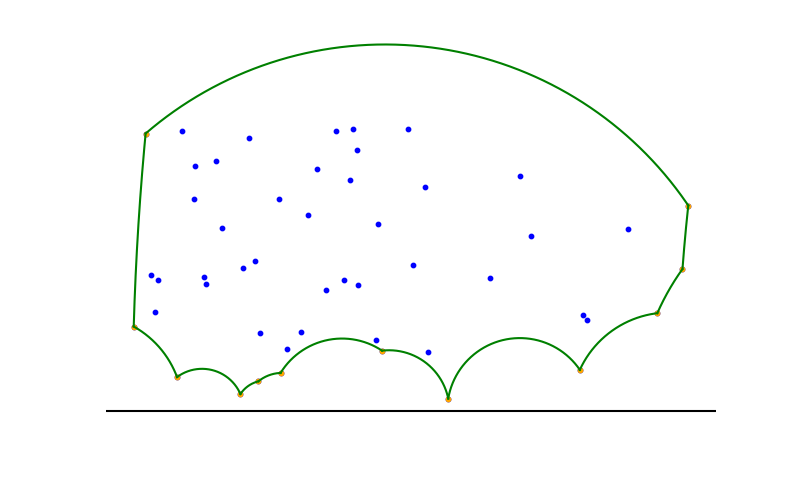
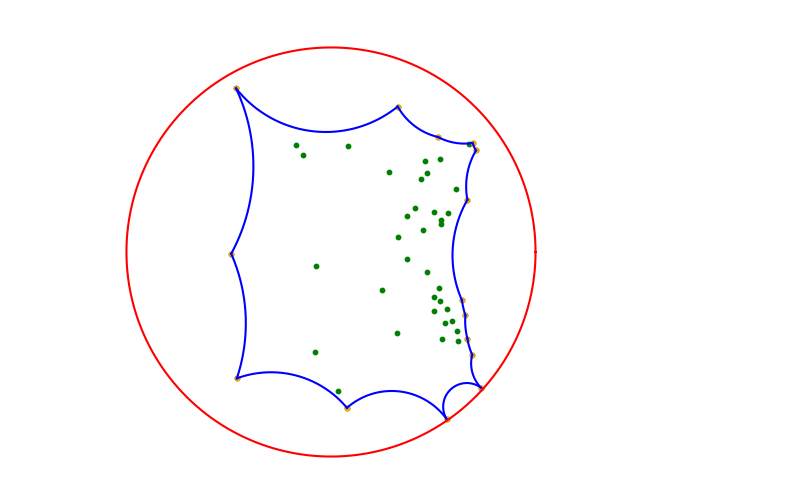
Before and after one commit to AlecTraas/computational-geo-lab, a Jupyter notebook: Colab/Kai/hyperbolic_convex_hull.ipynb, the cells around one changed output. Cells and saved outputs as stored; diff of their text form; code cells hidden in the pictures; blank space fills up the shorter version.

```diff
--- a/Colab/Kai/hyperbolic_convex_hull.ipynb
+++ b/Colab/Kai/hyperbolic_convex_hull.ipynb
@@ -5,0 +10,16 @@ import matplotlib.pyplot as plt
+# %%
+def poincare_geodesic_origin(a_comp, b_comp):
+    a, b = np.array([a_comp.real, a_comp.imag]), np.array([b_comp.real, b_comp.imag])
+
+    c = b / np.sum(b**2)
+
+    ab_mpt = (a + b) / 2
+    ab_pbs = (b[0]-a[0])/(a[1]-b[1])
+    ac_mpt = (a + c) / 2
+    ac_pbs = (c[0]-a[0])/(a[1]-c[1])
+
+    # just set the two perpendicular equal to one another and solve for x
+    o_x = (-ab_pbs*ab_mpt[0]+ab_mpt[1]-ac_mpt[1]+ac_pbs*ac_mpt[0])/(ac_pbs-ab_pbs)
+    o_y = ab_pbs*(o_x-ab_mpt[0])+ab_mpt[1]
+
+    return (o_x,o_y)
@@ -38,8 +82,9 @@ def angle(pa,pb,pc):
 def cayley(z):
   return (z-1j)/(z+1j)
 # %%
-n = 50
-points = np.random.uniform(-10, 10, n) + np.random.uniform(0, 10, n) * 1j
+num = 50
+span = 3
+points = np.random.uniform(-span, span, num) + np.random.uniform(0, span, num) * 1j
 points = sorted(points, key=lambda z: z.real)
 
 hull_pts = []
@@ -56,45 +101,54 @@ for k,p in enumerate(points):
   if a > max_a:
     max_i = k
     max_a = a
 next_pt = points[max_i]
 
 i = 0
 while next_pt not in hull_pts:
   max_a = 0
   max_i = -1
   for j,p in enumerate(points):
     a = angle(hull_pts[i],p,next_pt)
     if a > max_a:
       max_i = j
       max_a = a
   i += 1
   hull_pts.append(next_pt)
   next_pt = points[max_i]
 
 fig, ax = plt.subplots()
-ax.axhline(0, color='black')
 
-# plot upper half plane points
-plot_point(points,'b')
-plot_point(hull_pts,'orange')
+### plot upper half plane points ------
+# ax.axhline(0, color='black')
+
+# plot_point(points,'b')
+# plot_point(hull_pts,'orange')
+
+# for i in range(0,len(hull_pts)-1):
+#   plot_uhp_geodesic(hull_pts[i],hull_pts[i+1],'green')
+# plot_uhp_geodesic(hull_pts[0],hull_pts[len(hull_pts)-1],'green')
+### -----------------------------------
+
+### plot poincare disc points ---------
+for p in points:
+  plot_point(cayley(p),'g')
+for p in hull_pts:
+  plot_point(cayley(p),'orange')
 
 for i in range(0,len(hull_pts)-1):
-  plot_geodesic(hull_pts[i],hull_pts[i+1],'green')
-plot_geodesic(hull_pts[0],hull_pts[len(hull_pts)-1],'green')
+  plot_pdsc_geodesic(cayley(hull_pts[i]),cayley(hull_pts[i+1]),'b',ax)
+plot_pdsc_geodesic(cayley(hull_pts[0]),cayley(hull_pts[len(hull_pts)-1]),'b',ax)
 
-# plot poincare disc points
-# plot_point(cayley(points),'g')
-
-# unit circle
-# theta = np.linspace(0, 2*np.pi, 1000)
-# x = np.cos(theta)
-# y = np.sin(theta)
-# plt.plot(x, y, color = 'r')
+theta = np.linspace(0, 2*np.pi, 1000)
+x = np.cos(theta)
+y = np.sin(theta)
+plt.plot(x, y, color = 'r')
+### -----------------------------------
 
 # formatting
 ax.axis('off')
 ax.set_aspect('equal')
 plt.tight_layout()
 plt.show()
 # %% [output]
-[figure, old version]
+[figure, new version]
```
Also changed, not shown: parts of 3 cells of this notebook.
